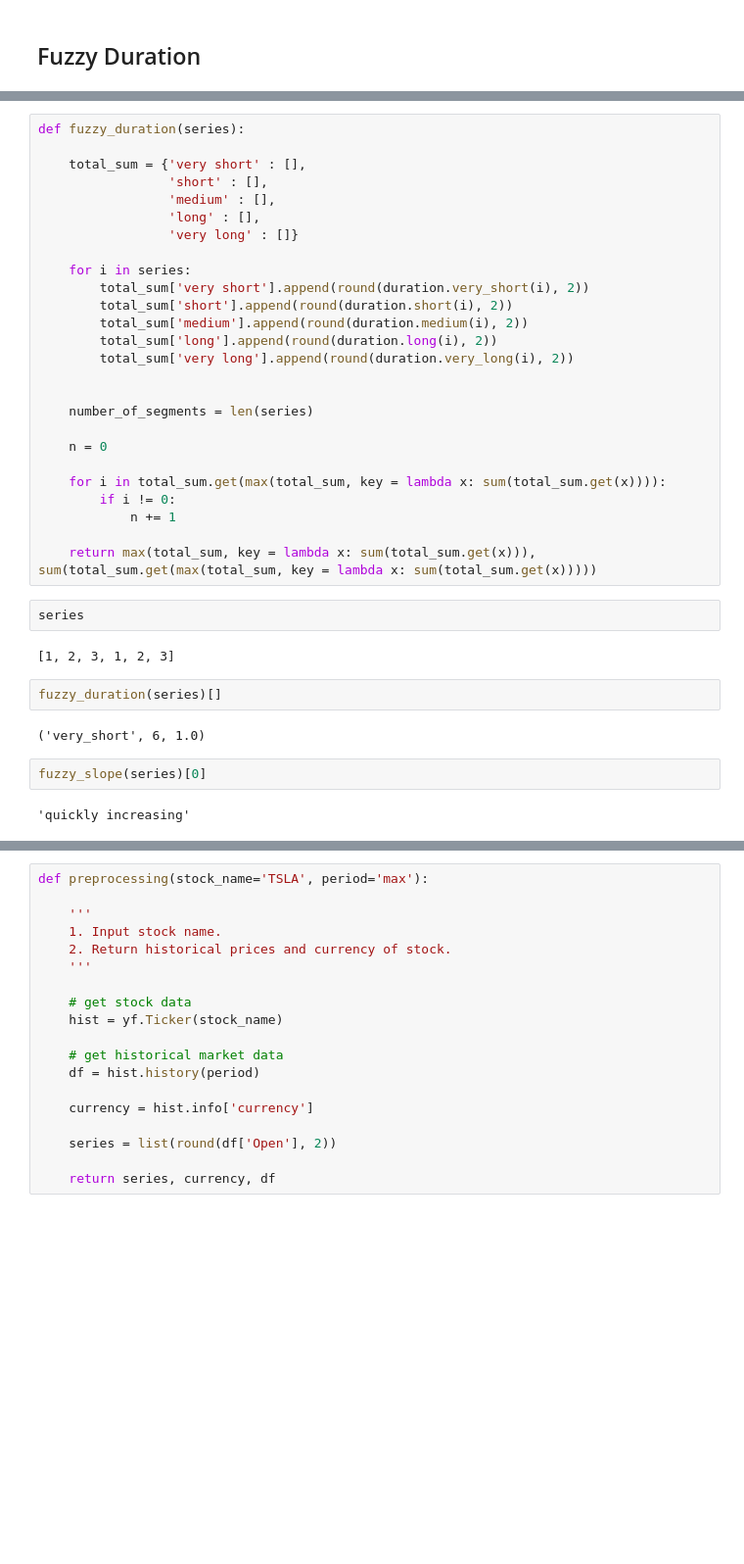
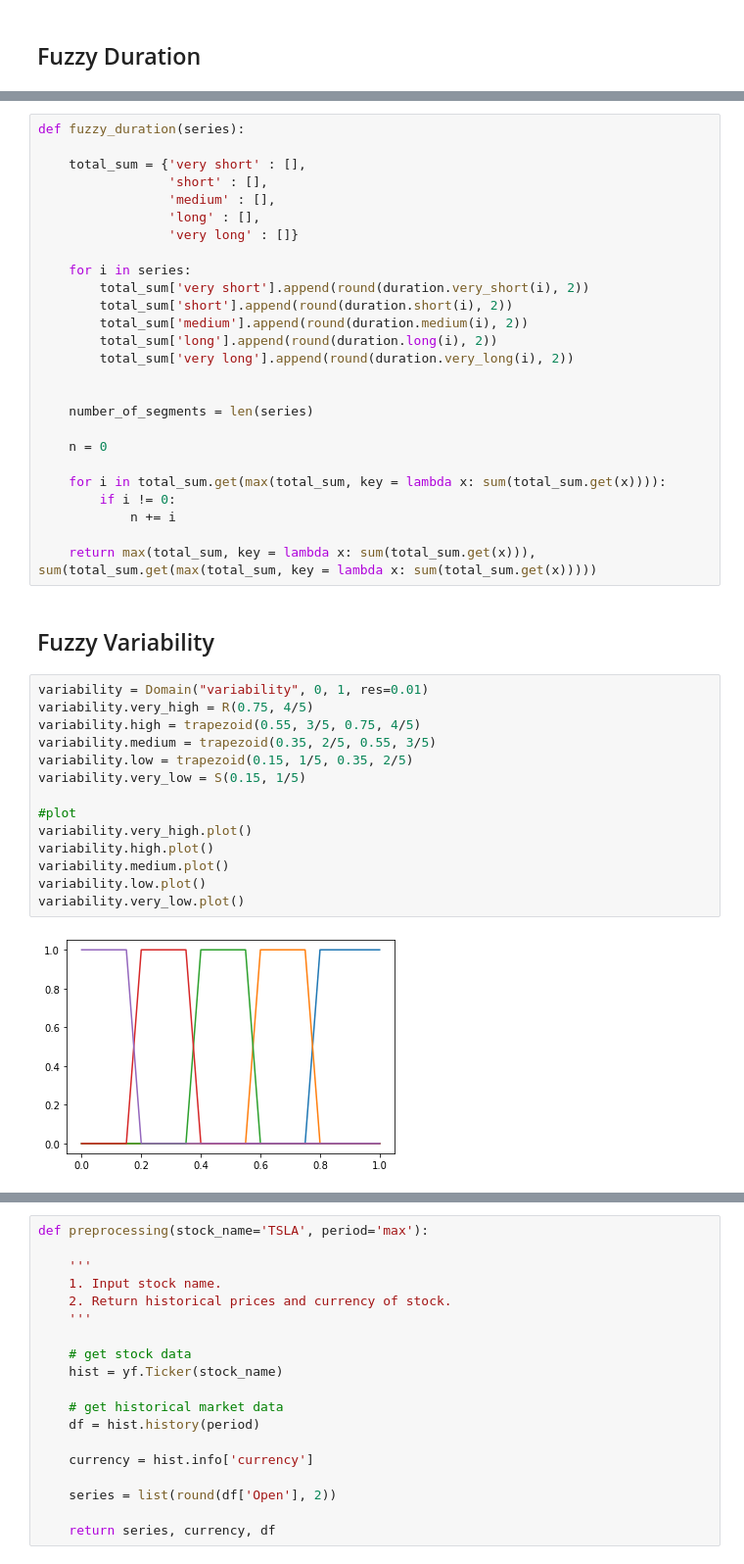
Before and after one commit to christopherkindl/data-to-text-system, a Jupyter notebook: 06_time_series_analysis/Fuzzy logic.ipynb, the cells around one changed output, grey strips where cells are left out. Shown at 98% size. Saved outputs shown, nothing was run; the diff lists cells and outputs as text; blank space fills up the shorter version.

```diff
--- a/06_time_series_analysis/Fuzzy logic.ipynb
+++ b/06_time_series_analysis/Fuzzy logic.ipynb
@@ -173,18 +155,24 @@ def fuzzy_duration(series):
 
     for i in total_sum.get(max(total_sum, key = lambda x: sum(total_sum.get(x)))):
         if i != 0:
-            n += 1
+            n += i
 
     return max(total_sum, key = lambda x: sum(total_sum.get(x))), sum(total_sum.get(max(total_sum, key = lambda x: sum(total_sum.get(x)))))
-# %%
-series
-# %% [output]
-[1, 2, 3, 1, 2, 3]
-# %%
-fuzzy_duration(series)[]
-# %% [output]
-('very_short', 6, 1.0)
-# %%
-fuzzy_slope(series)[0]
-# %% [output]
-'quickly increasing'
+# %% [markdown]
+## Fuzzy Variability
+# %%
+variability = Domain("variability", 0, 1, res=0.01)
+variability.very_high = R(0.75, 4/5)
+variability.high = trapezoid(0.55, 3/5, 0.75, 4/5)
+variability.medium = trapezoid(0.35, 2/5, 0.55, 3/5)
+variability.low = trapezoid(0.15, 1/5, 0.35, 2/5)
+variability.very_low = S(0.15, 1/5)
+
+#plot
+variability.very_high.plot()
+variability.high.plot()
+variability.medium.plot()
+variability.low.plot()
+variability.very_low.plot()
+# %% [output]
+[figure, added]
```
Also changed, not shown: parts of 72 cells of this notebook, 1 other file.
